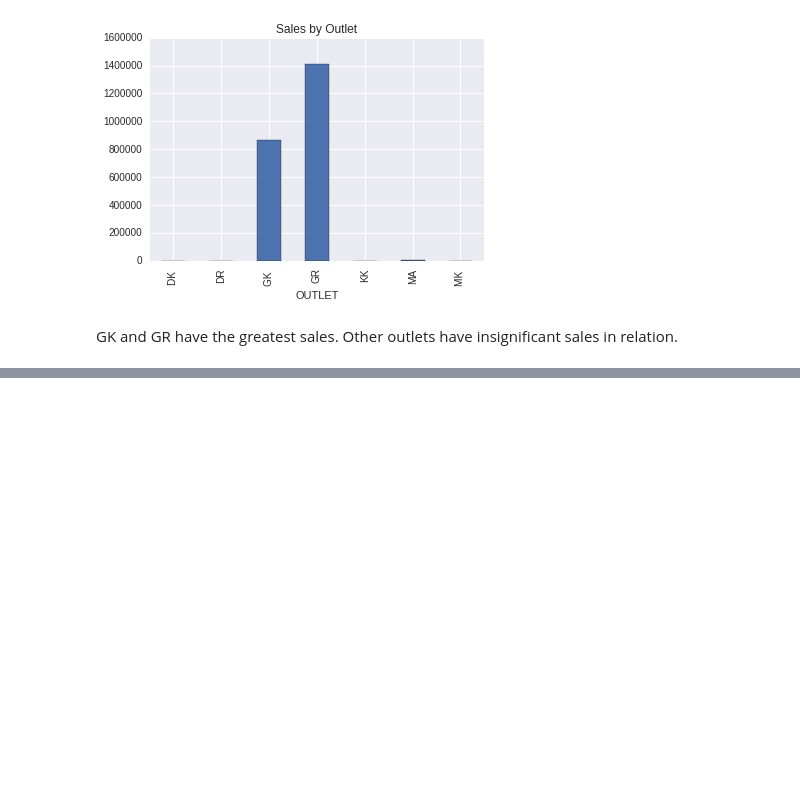
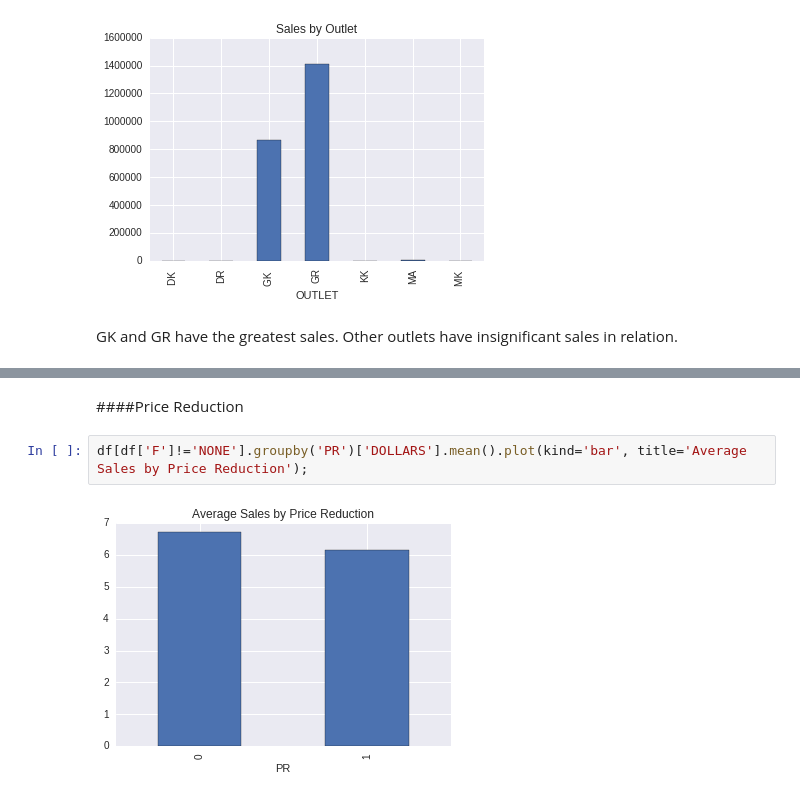
Before and after one commit to mGalarnyk/Machine_Learning_Froyo, a Jupyter notebook: Sadat/IRI_Overview.ipynb, the cells around one changed output, grey strips where cells are left out. Cells and saved outputs as stored; diff of their text form; blank space fills up the shorter version.

```diff
--- a/Sadat/IRI_Overview.ipynb
+++ b/Sadat/IRI_Overview.ipynb
@@ -230,0 +296,6 @@ GK and GR have the greatest sales. Other outlets have insignificant sales in rel
+# %% [markdown]
+####Price Reduction
+# %%
+df[df['F']!='NONE'].groupby('PR')['DOLLARS'].mean().plot(kind='bar', title='Average Sales by Price Reduction');
+# %% [output]
+[figure, added]
```
Also changed, not shown: parts of 18 cells of this notebook.
